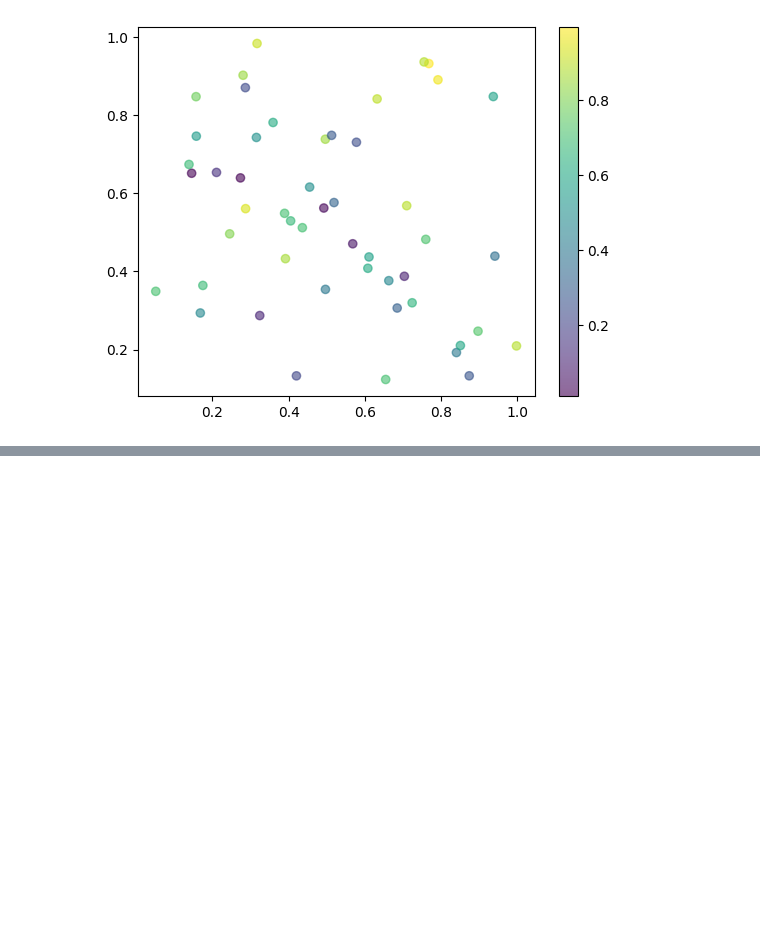
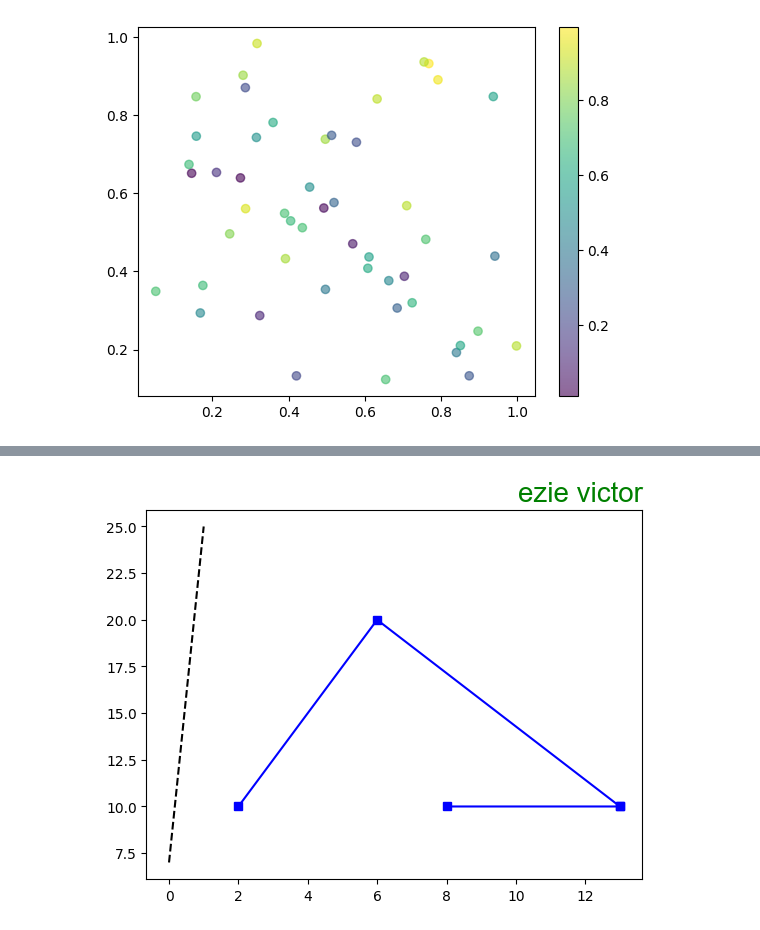
Before and after one commit to eziejnr/matplotlib, a Jupyter notebook: ezjnr.ipynb, the cells around one changed output, grey strips where cells are left out. Drawn from its saved outputs; the diff is of its cells as text; code cells hidden in the pictures; blank space fills up the shorter version.

```diff
--- a/ezjnr.ipynb
+++ b/ezjnr.ipynb
@@ -68,0 +80,18 @@ plt.show()
+# %%
+import matplotlib.pyplot as plt
+import numpy as np
+
+Easting = np.array([2, 6, 13, 13, 8 ])
+Northing = np.array([10, 20, 10, 10, 10])
+Road_line = np.array([ 7, 25])
+
+font = {"family":"arial", "size":20}
+
+
+plt.plot(Easting, Northing, color = "blue", marker = "s")
+plt.plot(Road_line, color = "black", ls = "--")
+plt.title("ezie victor", loc="right", fontdict=font, color="green")
+
+plt.show()
+# %% [output]
+[figure, added]
```
Also changed, not shown: parts of 1 cell of this notebook, 1 other file.
